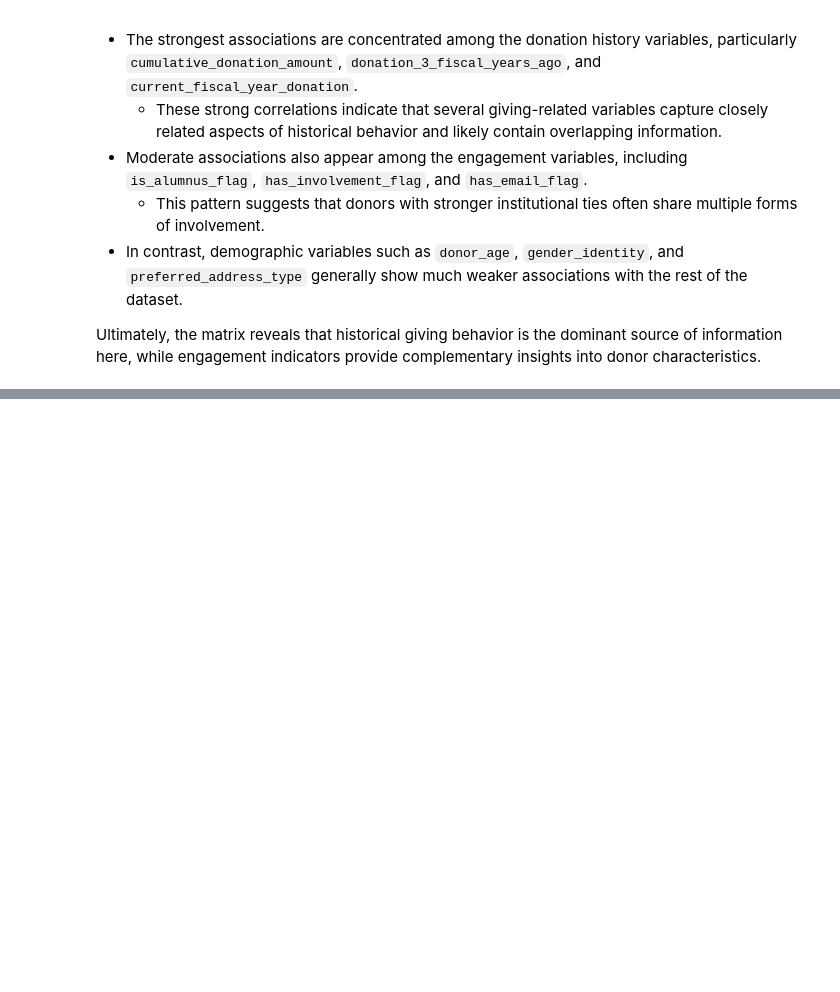
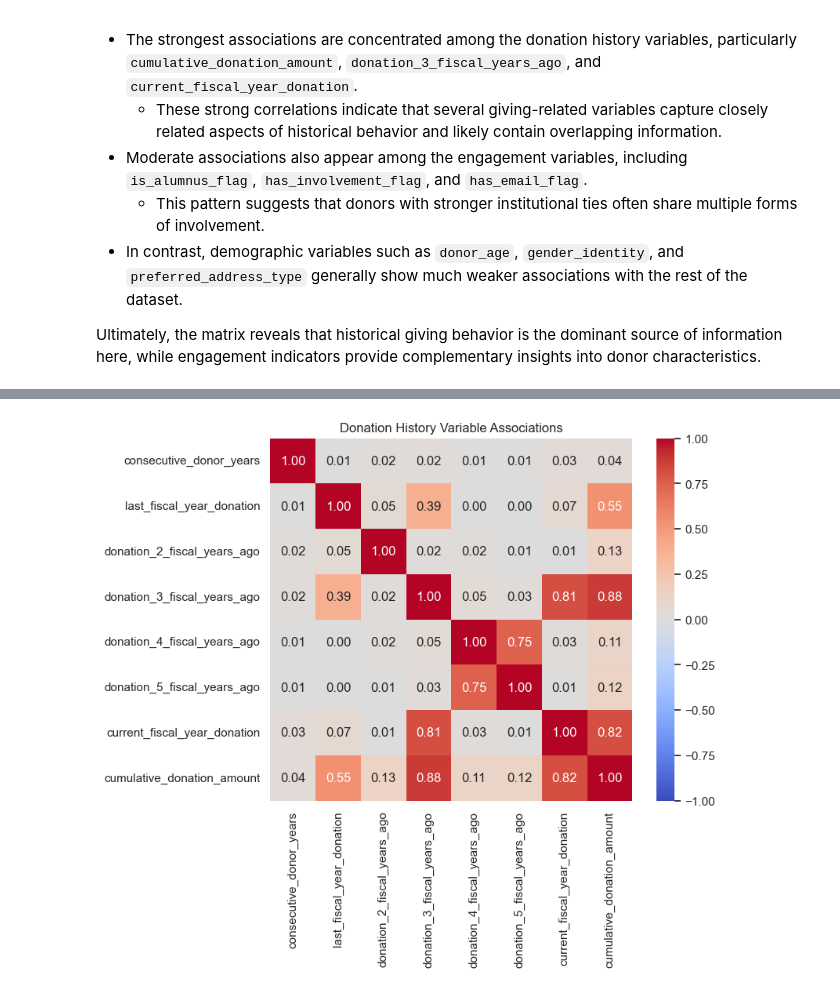
Before and after one commit to MDarkHead/red-cross-donor-prediction, a Jupyter notebook: notebooks/03_dython_analysis.ipynb, the cells around one changed output, grey strips where cells are left out. Drawn from its saved outputs; the diff is of its cells as text; code cells hidden in the pictures; blank space fills up the shorter version.

Commit message:
P3; Task 4: Analyze Relationships Among Donation Variables Complete

```diff
--- a/notebooks/03_dython_analysis.ipynb
+++ b/notebooks/03_dython_analysis.ipynb
@@ -370,3 +370,23 @@ The full Dython association matrix was successfully generated for the 16 selecte
 - In contrast, demographic variables such as `donor_age`, `gender_identity`, and `preferred_address_type` generally show much weaker associations with the rest of the dataset.
 
 Ultimately, the matrix reveals that historical giving behavior is the dominant source of information here, while engagement indicators provide complementary insights into donor characteristics.
+# %%
+# Donation history variables
+donation_features = [
+    "consecutive_donor_years",
+    "last_fiscal_year_donation",
+    "donation_2_fiscal_years_ago",
+    "donation_3_fiscal_years_ago",
+    "donation_4_fiscal_years_ago",
+    "donation_5_fiscal_years_ago",
+    "current_fiscal_year_donation",
+    "cumulative_donation_amount"
+]
+# %%
+# Extract donation related variables of the full association matrix
+donation_association_matrix = association_matrix.loc[
+    donation_features,
+    donation_features
+]
+
+donation_association_matrix
@@ -372,0 +444,18 @@ Ultimately, the matrix reveals that historical giving behavior is the dominant s
+# %%
+# Donation heatmap
+plt.figure(figsize=(8, 6))
+
+sns.heatmap(
+    donation_association_matrix,
+    annot=True,
+    fmt=".2f",
+    cmap="coolwarm",
+    vmin=-1,
+    vmax=1,
+    square=True
+)
+
+plt.title("Donation History Variable Associations")
+plt.show()
+# %% [output]
+[figure, added]
```
Also changed, not shown: parts of 4 cells of this notebook.
